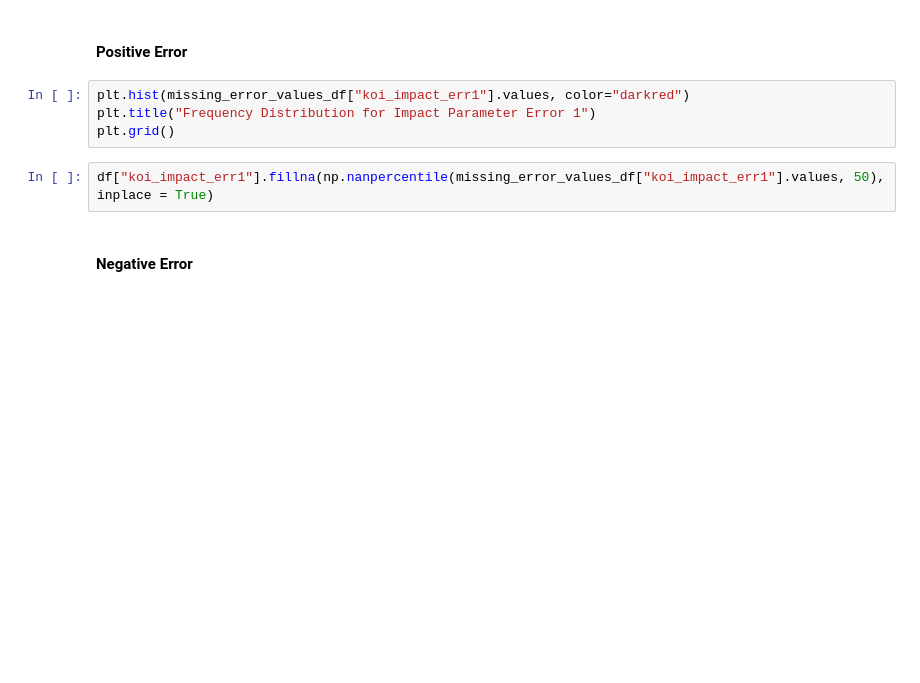
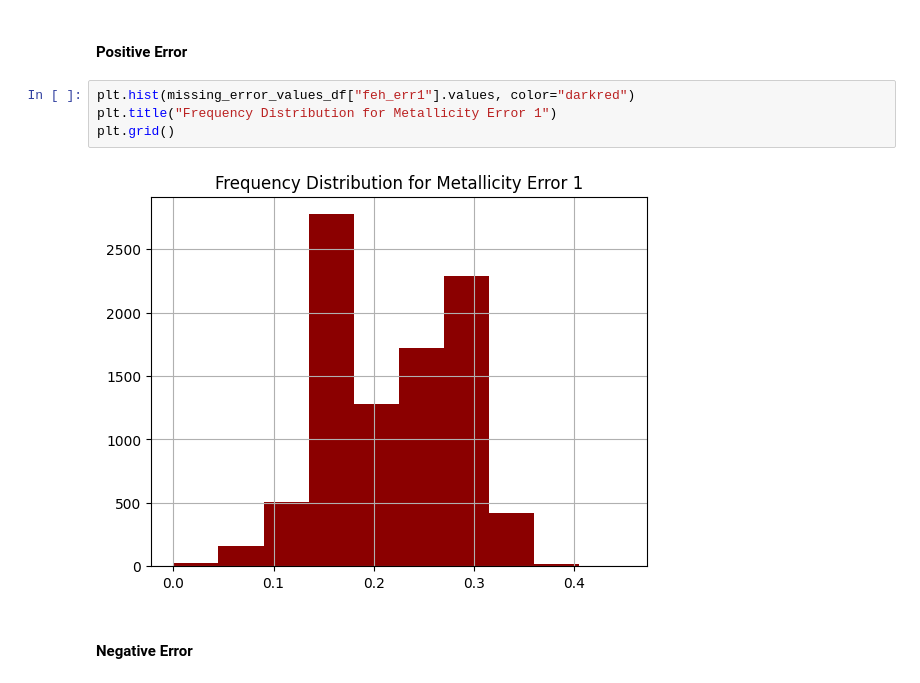
Before and after one commit to drachmacollector/Kepler-AI, a Jupyter notebook: Stellar_Analytics.ipynb, the cells around one changed output. Drawn from its saved outputs; the diff is of its cells as text; blank space fills up the shorter version.

```diff
--- a/Stellar_Analytics.ipynb
+++ b/Stellar_Analytics.ipynb
@@ -244,11 +206,11 @@ KeyError: 'koi_impact_err1'
 # %% [markdown]
 #### Positive Error
 # %%
-plt.hist(missing_error_values_df["koi_impact_err1"].values, color="darkred")
-plt.title("Frequency Distribution for Impact Parameter Error 1")
+plt.hist(missing_error_values_df["feh_err1"].values, color="darkred")
+plt.title("Frequency Distribution for Metallicity Error 1")
 plt.grid()
+# %% [output]
+[figure, added]
-# %%
-df["koi_impact_err1"].fillna(np.nanpercentile(missing_error_values_df["koi_impact_err1"].values, 50), inplace = True)
 # %% [markdown]
 #### Negative Error
 # %%
```
Also changed, not shown: parts of 122 cells of this notebook.
